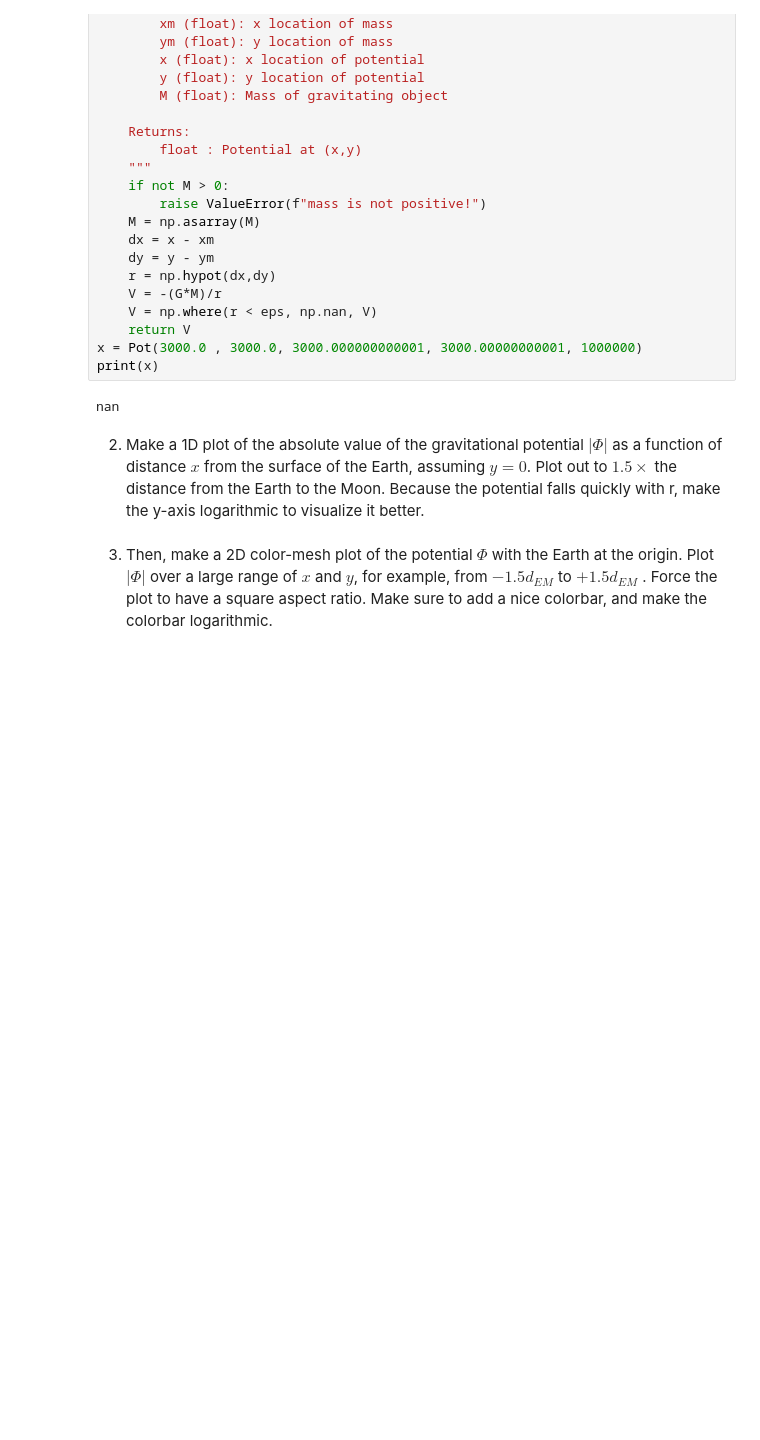
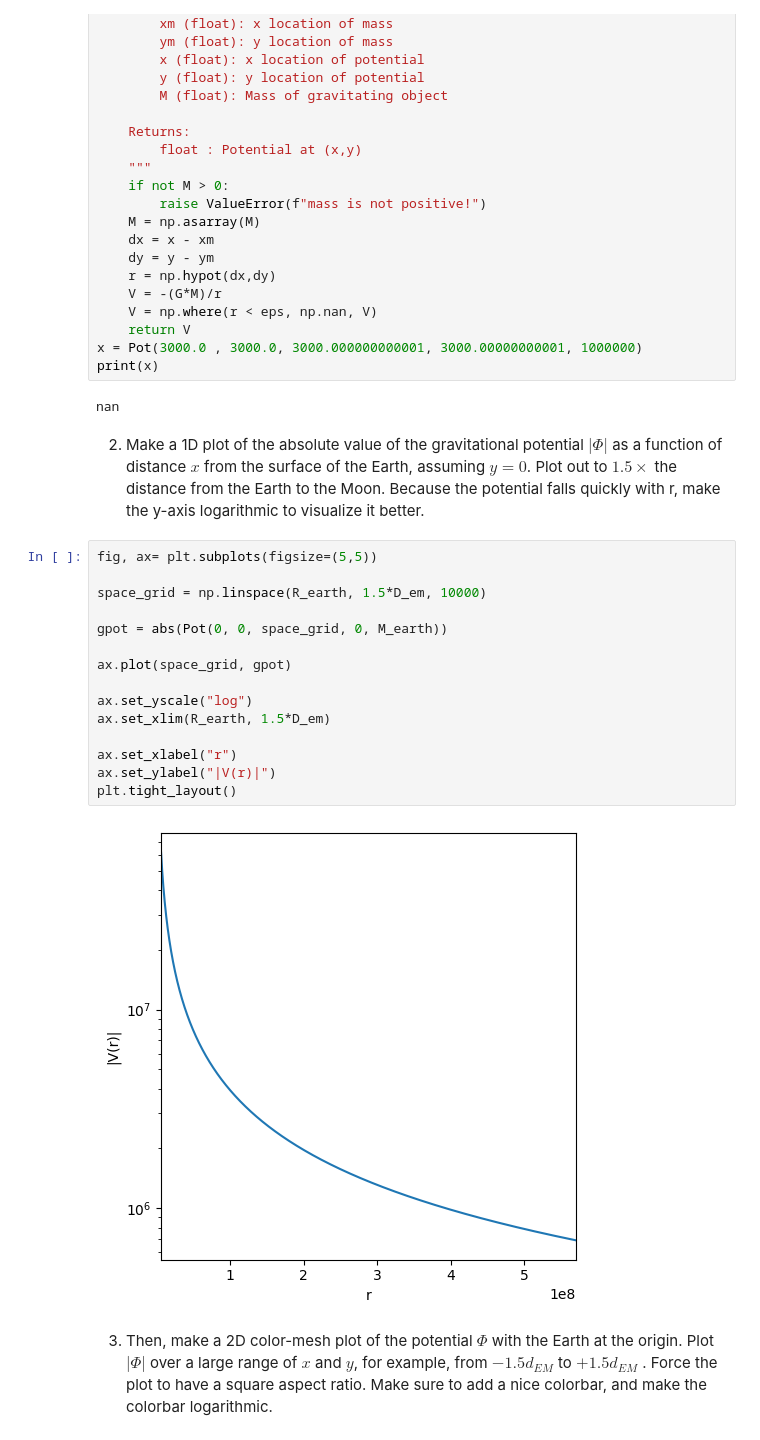
Before and after one commit to mcmulaz/PHYS265-spring26, a Jupyter notebook: Lab1/lab1.ipynb, the cells around one changed output. Drawn from its saved outputs; the diff is of its cells as text; blank space fills up the shorter version.

```diff
--- a/Lab1/lab1.ipynb
+++ b/Lab1/lab1.ipynb
@@ -104,6 +104,23 @@ nan
 # %% [markdown]
 2. Make a 1D plot of the absolute value of the gravitational potential $|\Phi|$ as a function of distance $x$ from the surface of the Earth, assuming $y = 0$.
 Plot out to $1.5\times$ the distance from the Earth to the Moon. Because the potential falls quickly with r, make the y-axis logarithmic to visualize it better.
+# %%
+fig, ax= plt.subplots(figsize=(5,5))
+
+space_grid = np.linspace(R_earth, 1.5*D_em, 10000)
+
+gpot = abs(Pot(0, 0, space_grid, 0, M_earth))
+
+ax.plot(space_grid, gpot)
+
+ax.set_yscale("log")
+ax.set_xlim(R_earth, 1.5*D_em)
+
+ax.set_xlabel("r")
+ax.set_ylabel("|V(r)|")
+plt.tight_layout()
+# %% [output]
+[figure, added]
 # %% [markdown]
 3. Then, make a 2D color-mesh plot of the potential $\Phi$ with the Earth at the origin. Plot $|\Phi|$
 over a large range of $x$ and $y$, for example, from $-1.5d_{EM}$ to $+1.5d_{EM}$ . Force the plot to have
```
Also changed, not shown: parts of 12 cells of this notebook.
